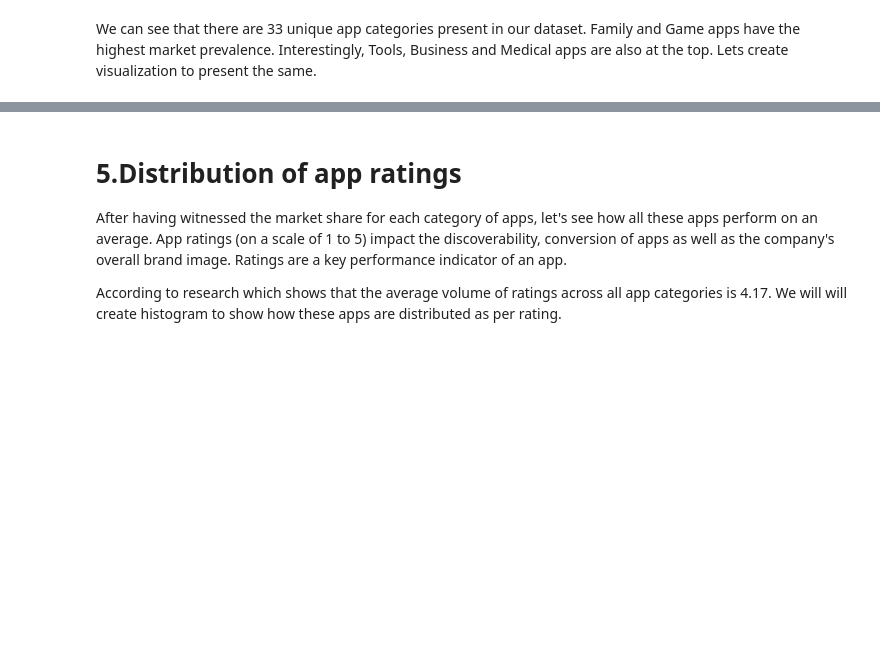
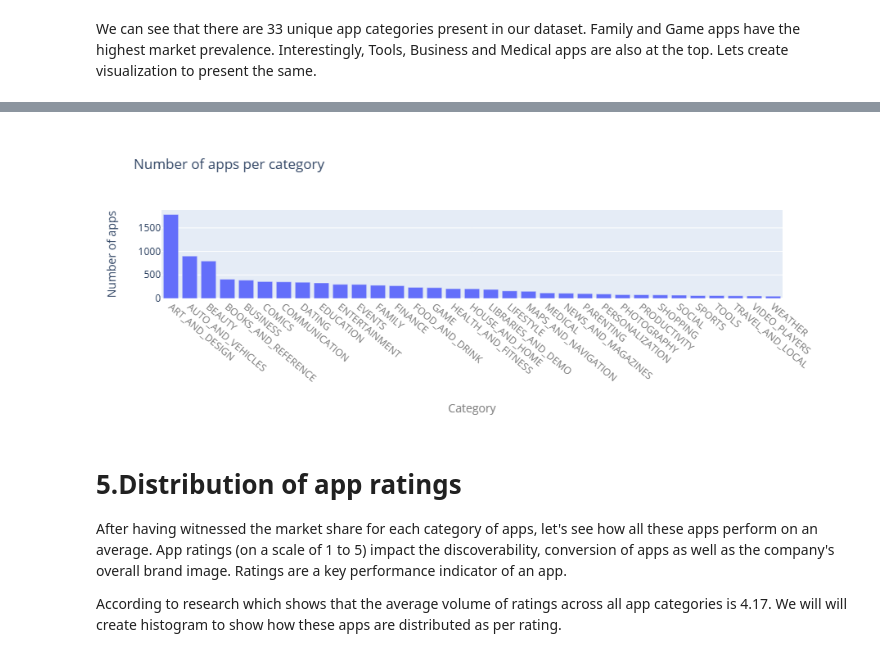
Before and after one commit to JOSHUA-KINYWA/Apps, a Jupyter notebook: AppAnalysis.ipynb, the cells around one changed output, grey strips where cells are left out. Drawn from its saved outputs; the diff is of its cells as text; code cells hidden in the pictures; blank space fills up the shorter version.

Commit message:
Finished App Analysis for Google

```diff
--- a/AppAnalysis.ipynb
+++ b/AppAnalysis.ipynb
@@ -34,6 +35,6 @@ def explore_data(filename):
 our dataframe for appstore contains '7197' rows and '17' columns
 # %%
 # call function for appstore dataset
-df_google= explore_data('googleplaystore.csv')
+df_google = explore_data("data/googleplaystore.csv")
 # %% [output]
 Number of rows and columns: (10841, 13)
@@ -201,23 +177,21 @@ dtype: int64
 # %% [markdown]
 We can see that there are 33 unique app categories present in our dataset. Family and Game apps have the highest market prevalence. Interestingly, Tools, Business and Medical apps are also at the top. Lets create visualization to present the same.
 # %%
-
 # Trace1
-trace1 = go.Bar(
-                x=apps_with_categories.index,
-                y=sorted_categories,
-                name="Category")
+trace1 = go.Bar(x=apps_with_categories.index, y=sorted_categories, name="Category")
 
 
 # Layout
-layout = go.Layout(title='Number of apps per category',
-                   xaxis=dict(title='Category', tickangle = 40, color= 'gray'),
-                   yaxis=dict(title='Number of apps'))
+layout = go.Layout(
+    title="Number of apps per category",
+    xaxis=dict(title="Category", tickangle=40, color="gray"),
+    yaxis=dict(title="Number of apps"),
+)
 
 # Data
 data = [trace1]
 
 # Figure
-fig= go.Figure(data=data, layout=layout)
+fig = go.Figure(data=data, layout=layout)
 plotly.offline.iplot(fig)
 # %% [output]
@@ -225,3 +198,4 @@ plotly.offline.iplot(fig)
+[figure, added]
 # %% [markdown]
 # 5.Distribution of app ratings
 After having witnessed the market share for each category of apps, let's see how all these apps perform on an average. App ratings (on a scale of 1 to 5) impact the discoverability, conversion of apps as well as the company's overall brand image. Ratings are a key performance indicator of an app.
```
Also changed, not shown: parts of 13 cells of this notebook, 5 other files.
